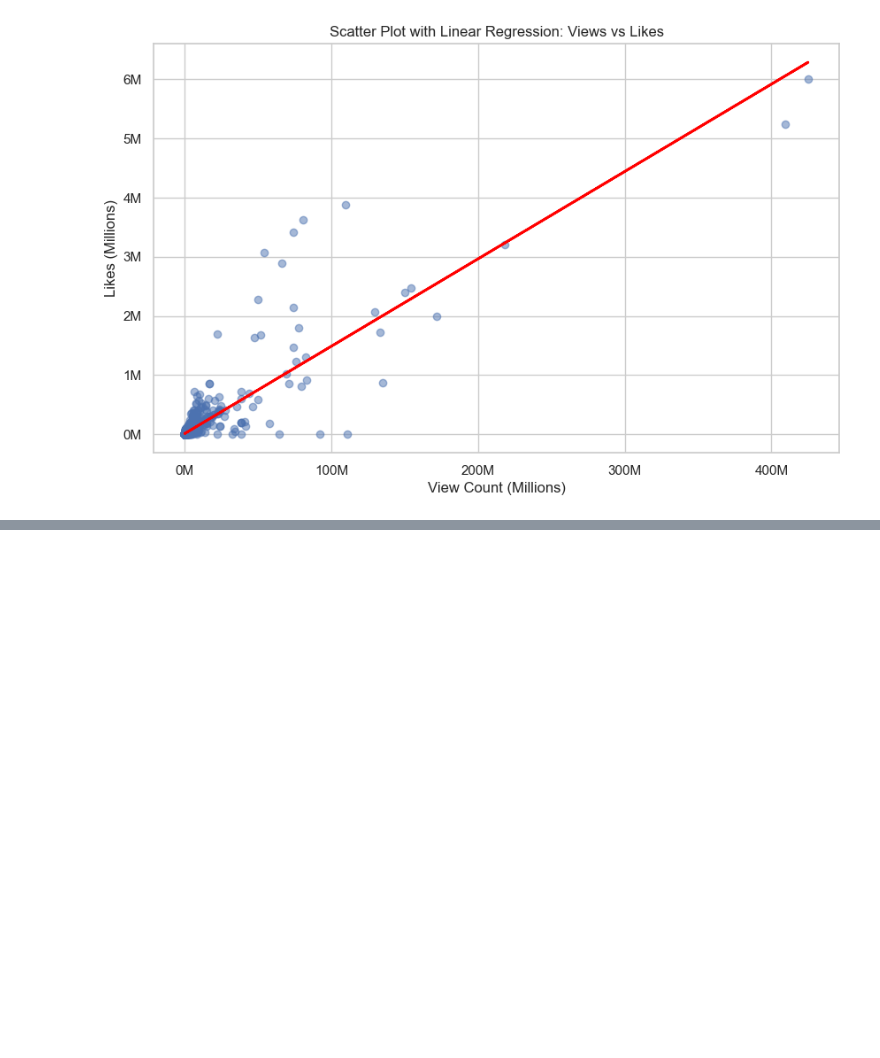
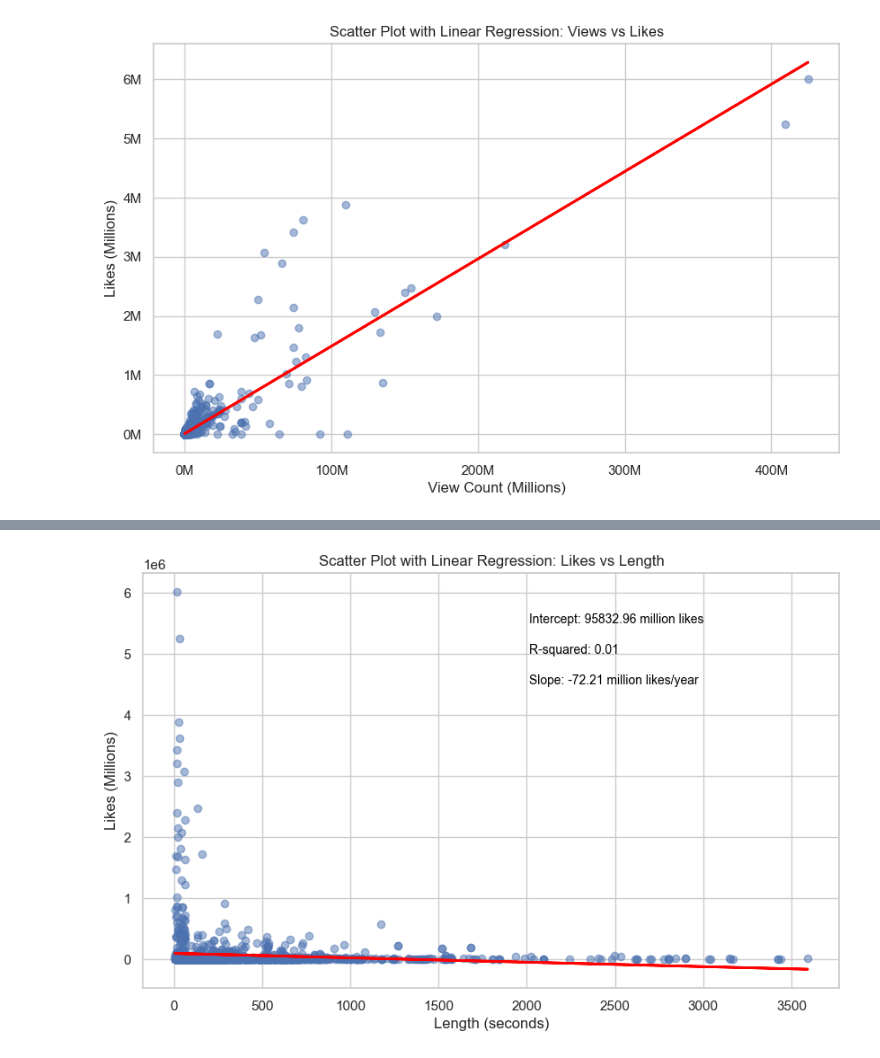
Before and after one commit to C-Duke0/Project-one, a Jupyter notebook: Data_with_likes/Data_sorting.ipynb, the cells around one changed output, grey strips where cells are left out. Saved outputs shown, nothing was run; the diff lists cells and outputs as text; code cells hidden in the pictures; blank space fills up the shorter version.

```diff
--- a/Data_with_likes/Data_sorting.ipynb
+++ b/Data_with_likes/Data_sorting.ipynb
@@ -438,0 +484,45 @@ plt.show()
+# %%
+
+
+# Scatter plot of Likes vs Length
+plt.figure(figsize=(10, 6))
+plt.scatter(data_df_length['Length (s)'], data_df_length['Likes'], marker='o', alpha=0.5)
+
+# Perform linear regression
+X = data_df_length['Length (s)'].values.reshape(-1, 1)
+y = data_df_length['Likes'].values
+model = LinearRegression()
+model.fit(X, y)
+
+# Plot the regression line
+plt.plot(data_df_length['Length (s)'], model.predict(X), color='red', linewidth=2)
+
+# Add labels and title
+plt.xlabel('Length (seconds)')
+plt.ylabel('Likes (Millions)')
+plt.title('Scatter Plot with Linear Regression: Likes vs Length')
+
+# Calculate the correlation coefficient (r value)
+r, _ = pearsonr(data_df_length['Length (s)'], data_df_length['Likes'])
+
+# Print the slope, intercept, and r value
+# Show the slope (average increase in likes per year)
+slope = model.coef_[0]
+slope_text = f'Slope: {slope:.2f} million likes/year'
+plt.text(2014, 4.5e6, slope_text, color='black', fontsize=10)
+
+# Show the intercept (predicted likes at the start year)
+intercept = model.intercept_
+intercept_text = f'Intercept: {intercept:.2f} million likes'
+plt.text(2014, 5.5e6, intercept_text, color='black', fontsize=10)
+
+# Calculate R-squared (goodness of fit)
+r_squared = model.score(X, y)
+r_squared_text = f'R-squared: {r_squared:.2f}'
+plt.text(2014, 5e6, r_squared_text, color='black', fontsize=10)
+
+# Show the plot
+plt.show()
+6
+# %% [output]
+[figure, added]
```
Also changed, not shown: parts of 1 cell of this notebook.
